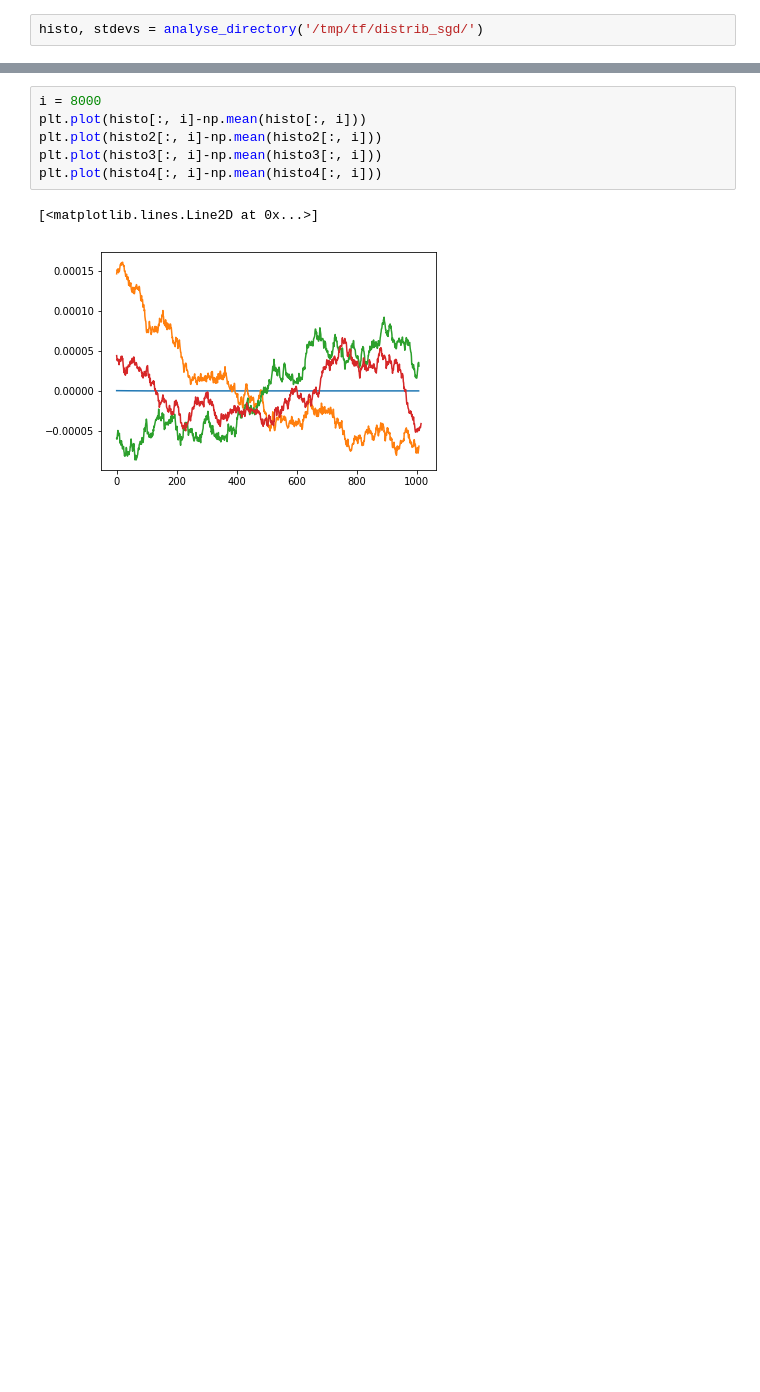
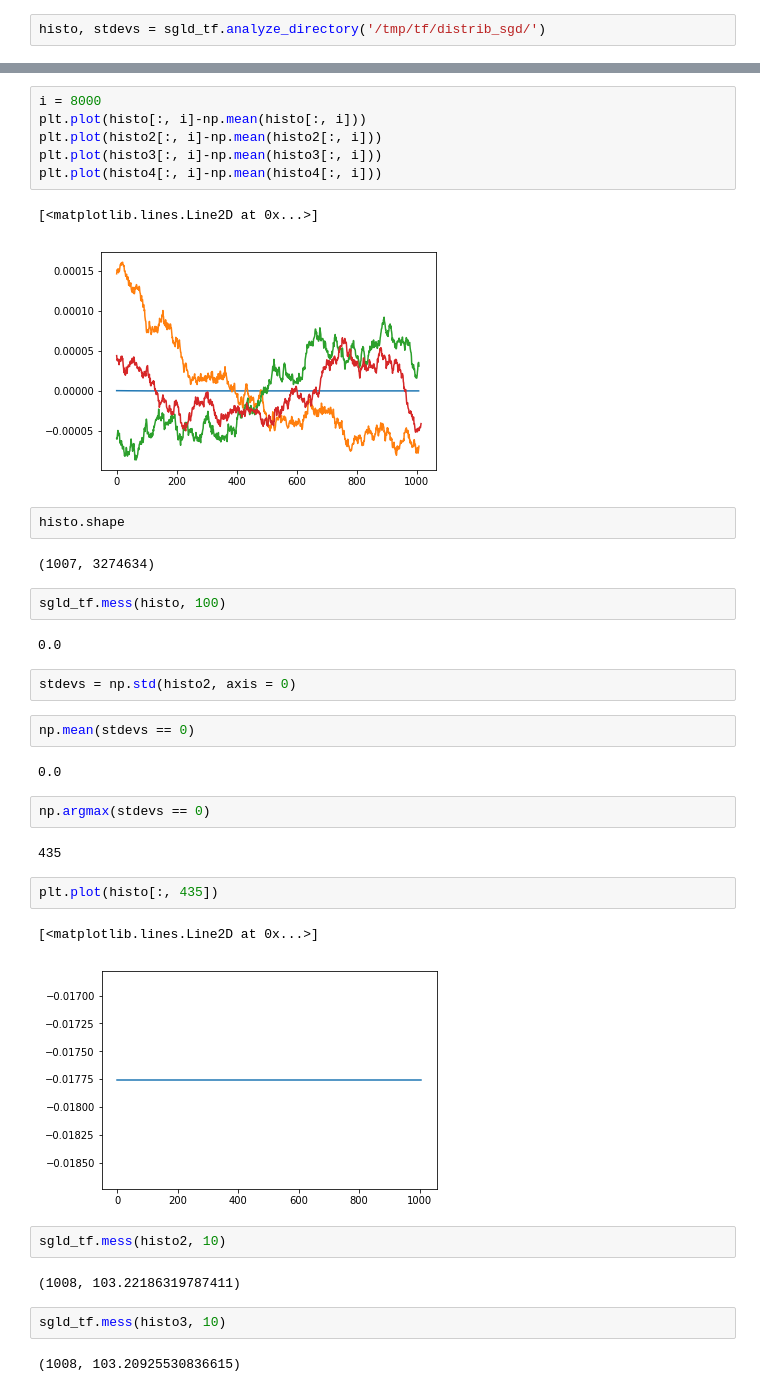
Before and after one commit to henripal/sgld_tf, a Jupyter notebook: nbs/weight_analysis.ipynb, the cells around one changed output, grey strips where cells are left out. Drawn from its saved outputs; the diff is of its cells as text; blank space fills up the shorter version.

```diff
--- a/nbs/weight_analysis.ipynb
+++ b/nbs/weight_analysis.ipynb
@@ -79,5 +19,5 @@ def analyse_directory(directory, stdev_n_from_last=100, delta = 20):
 # %%
-histo, stdevs = analyse_directory('/tmp/tf/distrib_sgd/')
+histo, stdevs = sgld_tf.analyze_directory('/tmp/tf/distrib_sgd/')
 # %% [output]
 ['dense_1/kernel', 'dense_1/bias', 'dense/bias', 'conv2d/bias', 'conv2d/kernel', 'conv2d_1/kernel', 'conv2d_1/bias', 'dense/kernel']
 hist shape:  (1007, 3274634)
@@ -149,3 +89,34 @@ plt.plot(histo4[:, i]-np.mean(histo4[:, i]))
 # %% [output]
 [<matplotlib.lines.Line2D at 0x...>]
 [figure]
+# %%
+histo.shape
+# %% [output]
+(1007, 3274634)
+# %%
+sgld_tf.mess(histo, 100)
+# %% [output]
+0.0
+# %%
+stdevs = np.std(histo2, axis = 0)
+# %%
+np.mean(stdevs == 0)
+# %% [output]
+0.0
+# %%
+np.argmax(stdevs == 0)
+# %% [output]
+435
+# %%
+plt.plot(histo[:, 435])
+# %% [output]
+[<matplotlib.lines.Line2D at 0x...>]
+[figure, added]
+# %%
+sgld_tf.mess(histo2, 10)
+# %% [output]
+(1008, 103.22186319787411)
+# %%
+sgld_tf.mess(histo3, 10)
+# %% [output]
+(1008, 103.20925530836615)
```
Also changed, not shown: parts of 21 cells of this notebook, 8 other files.
